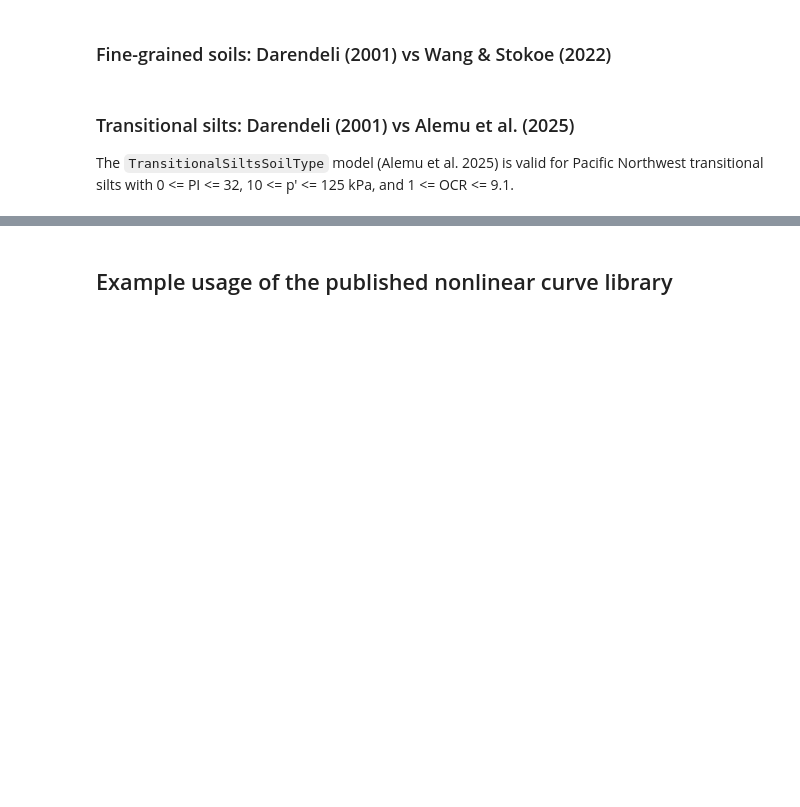
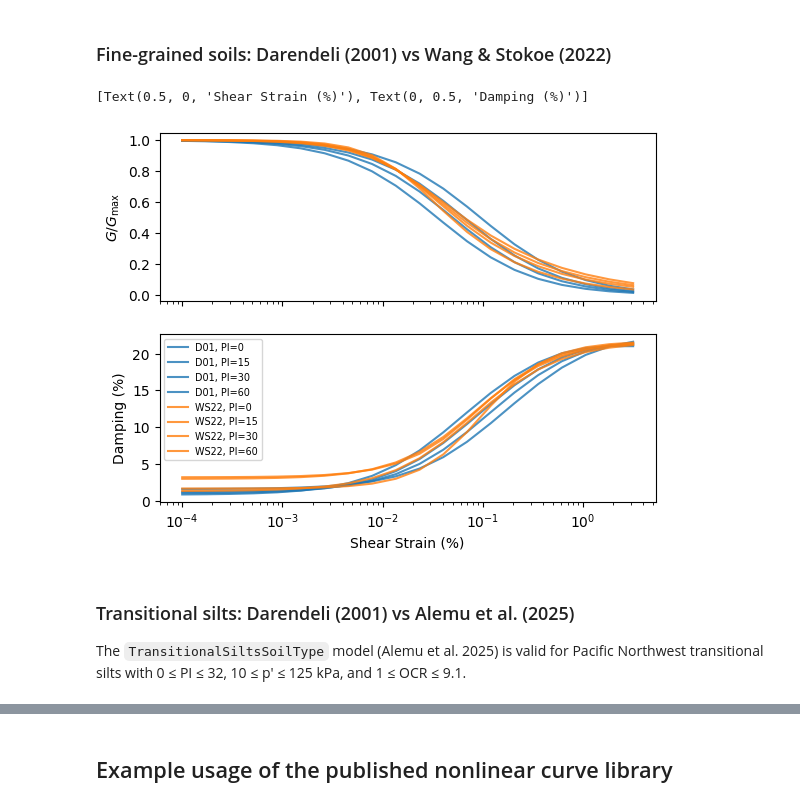
Before and after one commit to arkottke/pystrata, a Jupyter notebook: examples/example-15.ipynb, the cells around one changed output, grey strips where cells are left out. Cells and saved outputs as stored; diff of their text form; code cells hidden in the pictures; blank space fills up the shorter version.

```diff
--- a/examples/example-15.ipynb
+++ b/examples/example-15.ipynb
@@ -93,30 +119,30 @@ wangs = [
 # %%
 fig, axes = plt.subplots(nrows=2, sharex=True, subplot_kw={"xscale": "log"})
 
 for color, models in [("C0", darendelis), ("C1", wangs)]:
     for pi, m in zip(plas_index, models):
         name = "D01" if isinstance(m, pystrata.site.DarendeliSoilType) else "WS22"
 
         for ax, attr in zip(axes, ["mod_reduc", "damping"]):
             scale = 100 if attr == "damping" else 1
             ax.plot(
                 100 * getattr(m, attr).strains,
                 scale * getattr(m, attr).values,
                 label=f"{name}, PI={pi}",
                 color=color,
                 ls="-",
                 alpha=0.8,
             )
 
 axes[0].set(ylabel="$G/G_{\\max}$")
 axes[1].legend(fontsize="x-small", loc="upper left")
 axes[1].set(xlabel="Shear Strain (%)", ylabel="Damping (%)")
-fig.suptitle("Fine-grained soils: Darendeli (2001) [blue] vs Wang & Stokoe (2022) [orange]")
-plt.tight_layout()
-plt.show(fig)
+# %% [output]
+[Text(0.5, 0, 'Shear Strain (%)'), Text(0, 0.5, 'Damping (%)')]
+[figure, added]
 # %% [markdown]
 ### Transitional silts: Darendeli (2001) vs Alemu et al. (2025)
 
-The `TransitionalSiltsSoilType` model (Alemu et al. 2025) is valid for Pacific Northwest transitional silts with 0 <= PI <= 32, 10 <= p' <= 125 kPa, and 1 <= OCR <= 9.1.
+The `TransitionalSiltsSoilType` model (Alemu et al. 2025) is valid for Pacific Northwest transitional silts with 0 ≤ PI ≤ 32, 10 ≤ p′ ≤ 125 kPa, and 1 ≤ OCR ≤ 9.1.
 # %%
 plas_index_silt = np.r_[0, 10, 20, 30]
```
Also changed, not shown: parts of 17 cells of this notebook.
